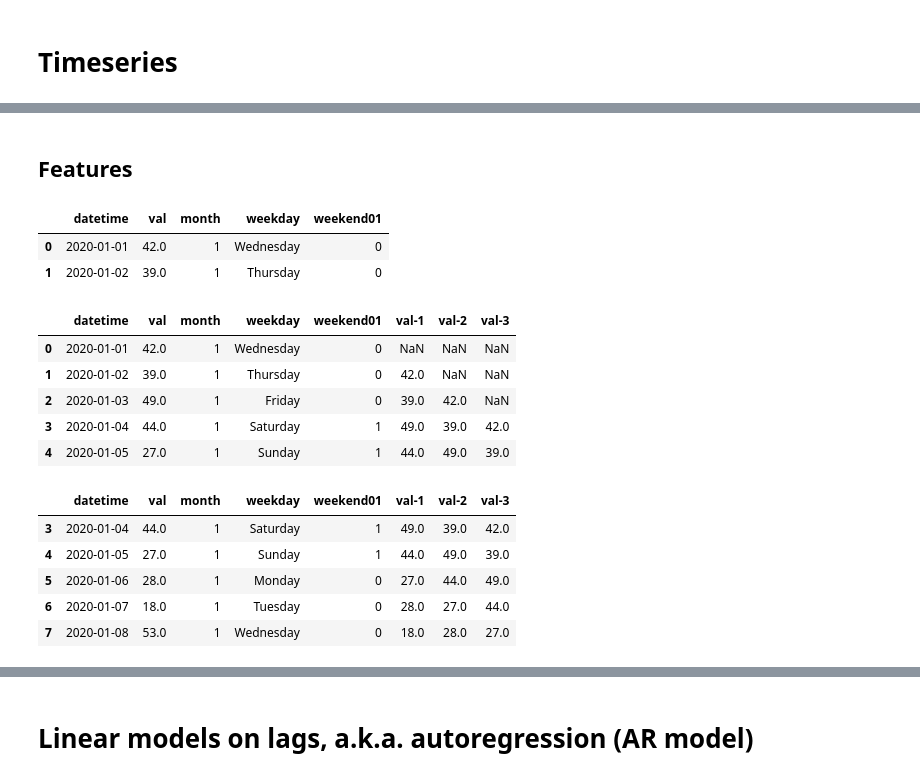
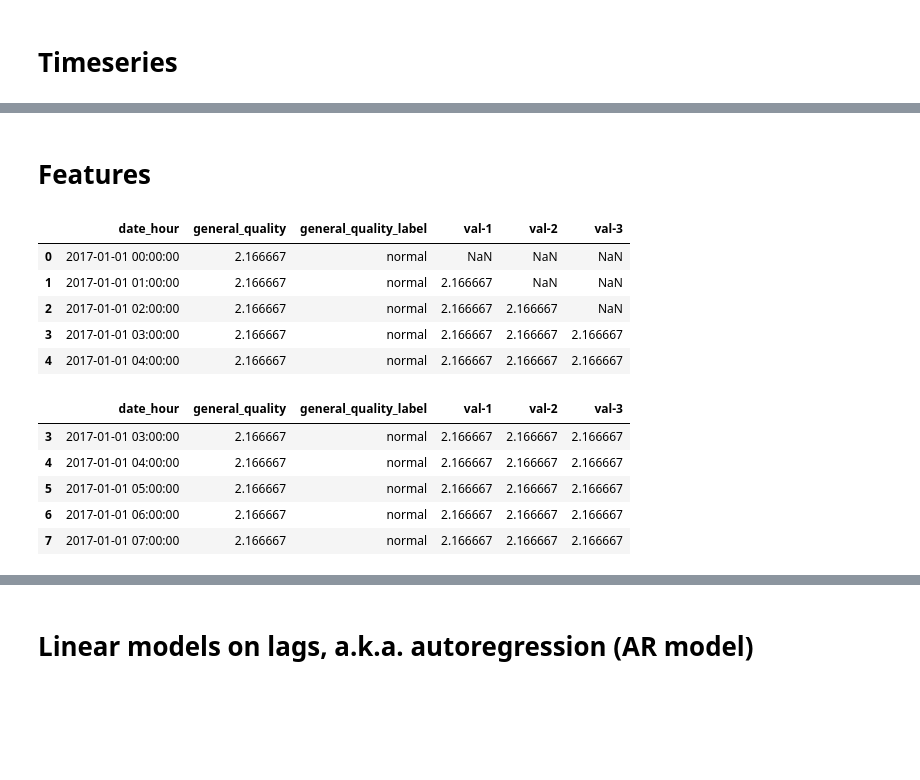
Before and after one commit to rauseoalice/progetto_Previtero_Rauseo, a Jupyter notebook: intro_timeseries.ipynb, the cells around one changed output, grey strips where cells are left out. Cells and saved outputs as stored; diff of their text form; code cells hidden in the pictures; blank space fills up the shorter version.

```diff
--- a/intro_timeseries.ipynb
+++ b/intro_timeseries.ipynb
@@ -54,0 +186,11 @@ fig.show()
+# %%
+# Elenco delle colonne classificate
+class_cols = ['SO2_class', 'NO2_class', 'O3_class', 'CO_class', 'PM10_class', 'PM2.5_class']
+
+# Calcola la media delle classi per ogni riga
+df_grouped['general_quality'] = df_grouped[class_cols].mean(axis=1)
+
+
+
+df_quality = df_grouped[['date_hour', 'general_quality']]
+df_quality.head()
@@ -54,0 +204,14 @@ fig.show()
+# %%
+def quality_label(val):
+    if val <= 1.5:
+        return 'good'
+    elif val <= 2.5:
+        return 'normal'
+    elif val <= 3.5:
+        return 'bad'
+    else:
+        return 'very_bad'
+
+df_quality.loc[:, 'general_quality_label'] = df_quality['general_quality'].apply(quality_label)
+
+df_quality.head()
@@ -55,40 +261,30 @@ fig.show()
 # %% [markdown]
-## Features
+# Features
-# %%
-# features based on time
-
-df['month'] = df['datetime'].dt.month
-df['weekday'] = df['datetime'].apply(lambda t: calendar.day_name[t.weekday()])
-df['weekend01'] = df['weekday'].apply(lambda w: 1  if (w == 'Saturday' or w == 'Sunday') else 0)
-df.head(2)
-# %% [output]
-|  | datetime | val | month | weekday | weekend01 |
-| 0 | 2020-01-01 | 42.0 | 1 | Wednesday | 0 |
-| 1 | 2020-01-02 | 39.0 | 1 | Thursday | 0 |
 # %%
-# features based on lag
-df['val-1'] = df['val'].shift(1)
-df['val-2'] = df['val'].shift(2)
-df['val-3'] = df['val'].shift(3)
-df.head(5)
+df_quality.loc[:, 'val-1'] = df_quality['general_quality'].shift(1)
+df_quality.loc[:, 'val-2'] = df_quality['general_quality'].shift(2)
+df_quality.loc[:, 'val-3'] = df_quality['general_quality'].shift(3)
+
+df_quality.head()
 # %% [output]
-|  | datetime | val | month | weekday | weekend01 | val-1 | val-2 | val-3 |
-| 0 | 2020-01-01 | 42.0 | 1 | Wednesday | 0 | NaN | NaN | NaN |
-| 1 | 2020-01-02 | 39.0 | 1 | Thursday | 0 | 42.0 | NaN | NaN |
-| 2 | 2020-01-03 | 49.0 | 1 | Friday | 0 | 39.0 | 42.0 | NaN |
-| 3 | 2020-01-04 | 44.0 | 1 | Saturday | 1 | 49.0 | 39.0 | 42.0 |
-| 4 | 2020-01-05 | 27.0 | 1 | Sunday | 1 | 44.0 | 49.0 | 39.0 |
+|  | date_hour | general_quality | general_quality_label | val-1 | val-2 | val-3 |
+| 0 | 2017-01-01 00:00:00 | 2.166667 | normal | NaN | NaN | NaN |
+| 1 | 2017-01-01 01:00:00 | 2.166667 | normal | 2.166667 | NaN | NaN |
+| 2 | 2017-01-01 02:00:00 | 2.166667 | normal | 2.166667 | 2.166667 | NaN |
+| 3 | 2017-01-01 03:00:00 | 2.166667 | normal | 2.166667 | 2.166667 | 2.166667 |
+| 4 | 2017-01-01 04:00:00 | 2.166667 | normal | 2.166667 | 2.166667 | 2.166667 |
 # %%
+
 # fix NaN based on initial shifts
 # either remove initial columns
-df = df.iloc[3:,:]
+df_quality = df_quality.iloc[3:,:]
 # or bfill
 #df = df.bfill()
-df.head()
+df_quality.head()
 # %% [output]
-|  | datetime | val | month | weekday | weekend01 | val-1 | val-2 | val-3 |
-| 3 | 2020-01-04 | 44.0 | 1 | Saturday | 1 | 49.0 | 39.0 | 42.0 |
-| 4 | 2020-01-05 | 27.0 | 1 | Sunday | 1 | 44.0 | 49.0 | 39.0 |
-| 5 | 2020-01-06 | 28.0 | 1 | Monday | 0 | 27.0 | 44.0 | 49.0 |
-| 6 | 2020-01-07 | 18.0 | 1 | Tuesday | 0 | 28.0 | 27.0 | 44.0 |
-| 7 | 2020-01-08 | 53.0 | 1 | Wednesday | 0 | 18.0 | 28.0 | 27.0 |
+|  | date_hour | general_quality | general_quality_label | val-1 | val-2 | val-3 |
+| 3 | 2017-01-01 03:00:00 | 2.166667 | normal | 2.166667 | 2.166667 | 2.166667 |
+| 4 | 2017-01-01 04:00:00 | 2.166667 | normal | 2.166667 | 2.166667 | 2.166667 |
+| 5 | 2017-01-01 05:00:00 | 2.166667 | normal | 2.166667 | 2.166667 | 2.166667 |
+| 6 | 2017-01-01 06:00:00 | 2.166667 | normal | 2.166667 | 2.166667 | 2.166667 |
+| 7 | 2017-01-01 07:00:00 | 2.166667 | normal | 2.166667 | 2.166667 | 2.166667 |
```
Also changed, not shown: parts of 36 cells of this notebook, 5 other files.
